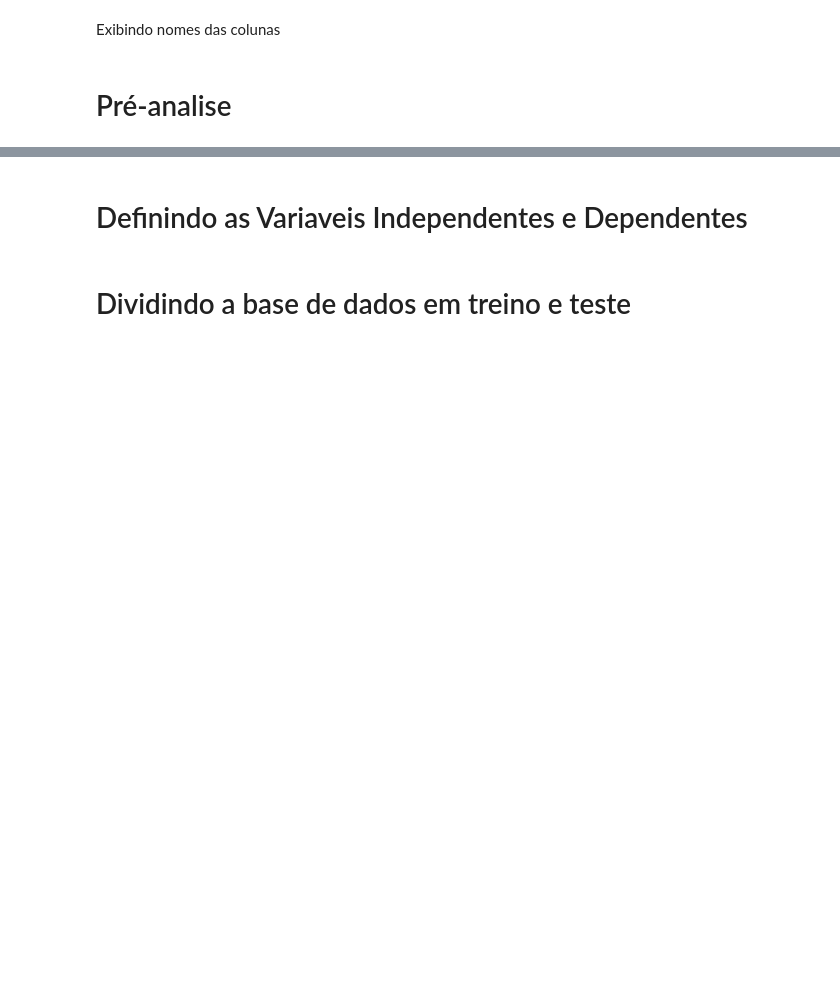
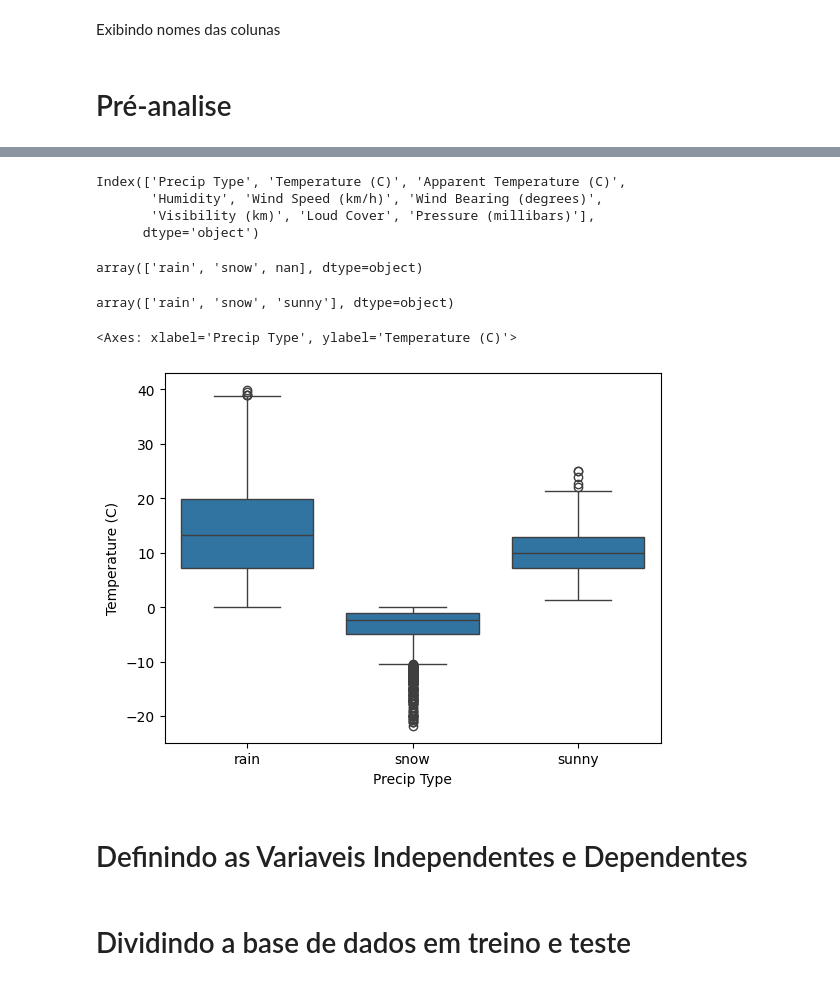
Before and after one commit to Saulo-Ferraz/PythonCodes, a Jupyter notebook: Atividade_Regressão_Multilinear_Saulo_Raphael.ipynb, the cells around one changed output, grey strips where cells are left out. Drawn from its saved outputs; the diff is of its cells as text; code cells hidden in the pictures; blank space fills up the shorter version.

```diff
--- a/Atividade_Regressão_Multilinear_Saulo_Raphael.ipynb
+++ b/Atividade_Regressão_Multilinear_Saulo_Raphael.ipynb
@@ -37,0 +58,2 @@ Exibindo nomes das colunas
+# %%
+dados = dados.drop(['Formatted Date','Summary','Daily Summary'],axis=1)
@@ -38,3 +69,25 @@ Exibindo nomes das colunas
+# %%
+dados.columns
+# %% [output]
+Index(['Precip Type', 'Temperature (C)', 'Apparent Temperature (C)',
+       'Humidity', 'Wind Speed (km/h)', 'Wind Bearing (degrees)',
+       'Visibility (km)', 'Loud Cover', 'Pressure (millibars)'],
+      dtype='object')
+# %%
+dados['Precip Type'].unique()
+# %% [output]
+array(['rain', 'snow', nan], dtype=object)
+# %%
+dados['Precip Type'] = dados['Precip Type'].fillna('sunny')
+# %%
+dados['Precip Type'].unique()
+# %% [output]
+array(['rain', 'snow', 'sunny'], dtype=object)
+# %%
+sns.boxplot(data=dados,y='Temperature (C)',x='Precip Type')
+# %% [output]
+<Axes: xlabel='Precip Type', ylabel='Temperature (C)'>
+[figure, added]
 # %% [markdown]
 # Definindo as Variaveis Independentes e Dependentes
 # %% [markdown]
```
Also changed, not shown: parts of 3 cells of this notebook.
